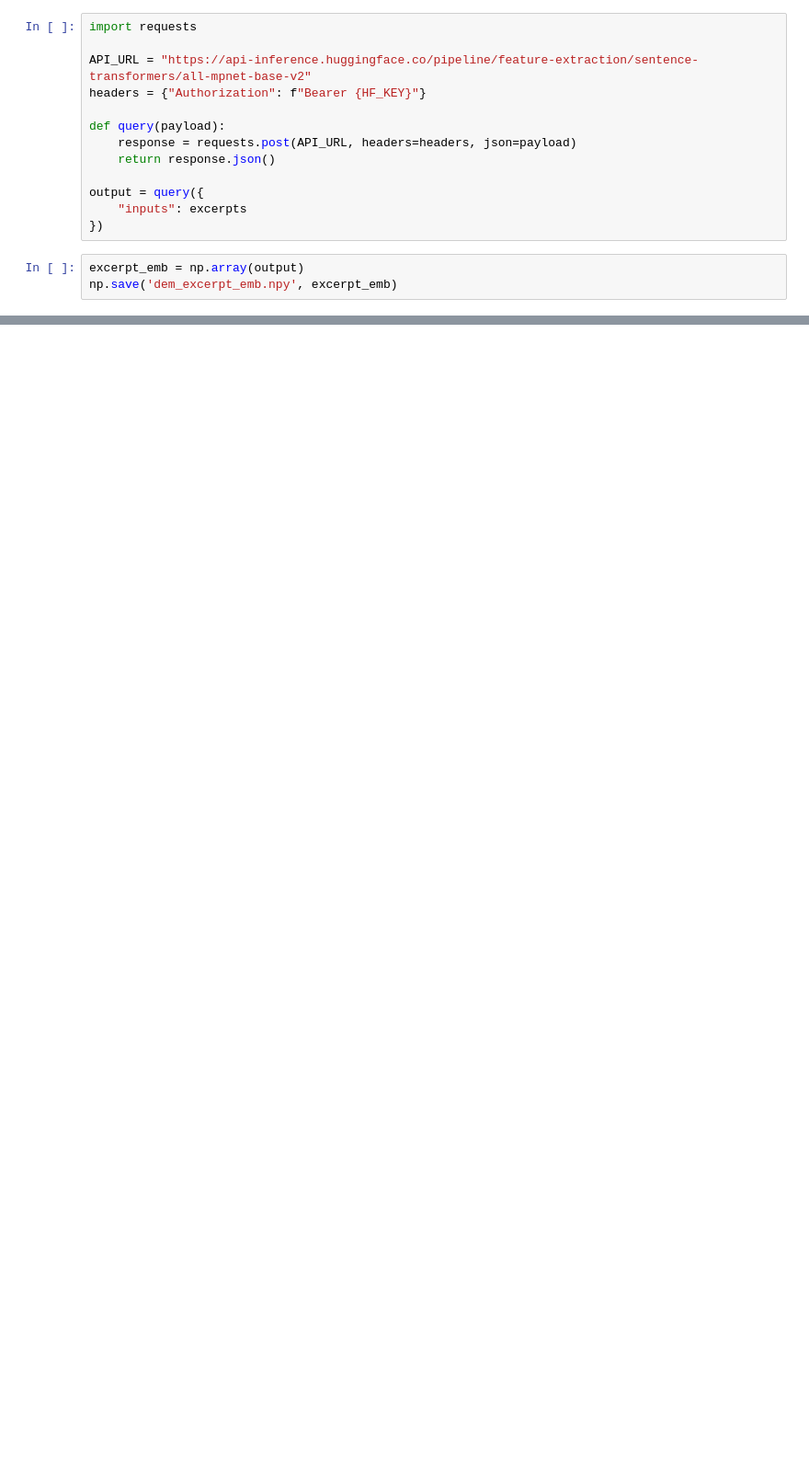
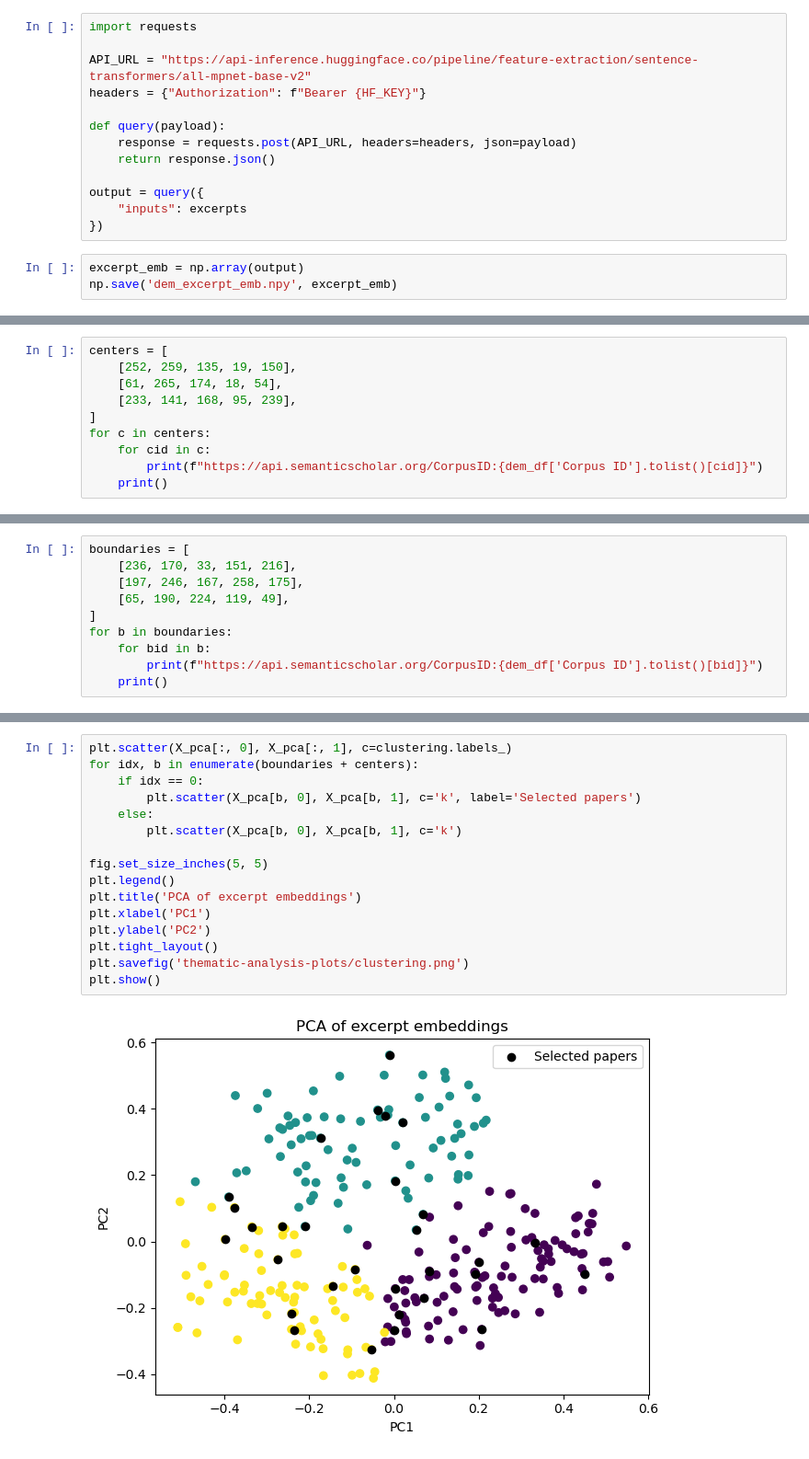
Before and after one commit to ArjunSubramonian/democratization-nlp, a Jupyter notebook: clustering.ipynb, the cells around one changed output, grey strips where cells are left out. Shown: that part at 92% size. Saved outputs shown, nothing was run; the diff lists cells and outputs as text; blank space fills up the shorter version.

```diff
--- a/clustering.ipynb
+++ b/clustering.ipynb
@@ -162,0 +152,10 @@ https://api.semanticscholar.org/CorpusID:246210292
+# %%
+centers = [
+    [252, 259, 135, 19, 150],
+    [61, 265, 174, 18, 54],
+    [233, 141, 168, 95, 239],
+]
+for c in centers:
+    for cid in c:
+        print(f"https://api.semanticscholar.org/CorpusID:{dem_df['Corpus ID'].tolist()[cid]}")
+    print()
@@ -162,0 +180,10 @@ https://api.semanticscholar.org/CorpusID:246210292
+# %%
+boundaries = [
+    [236, 170, 33, 151, 216],
+    [197, 246, 167, 258, 175],
+    [65, 190, 224, 119, 49],
+]
+for b in boundaries:
+    for bid in b:
+        print(f"https://api.semanticscholar.org/CorpusID:{dem_df['Corpus ID'].tolist()[bid]}")
+    print()
@@ -162,0 +208,18 @@ https://api.semanticscholar.org/CorpusID:246210292
+# %%
+plt.scatter(X_pca[:, 0], X_pca[:, 1], c=clustering.labels_)
+for idx, b in enumerate(boundaries + centers):
+    if idx == 0:
+        plt.scatter(X_pca[b, 0], X_pca[b, 1], c='k', label='Selected papers')
+    else:
+        plt.scatter(X_pca[b, 0], X_pca[b, 1], c='k')
+
+fig.set_size_inches(5, 5)
+plt.legend()
+plt.title('PCA of excerpt embeddings')
+plt.xlabel('PC1')
+plt.ylabel('PC2')
+plt.tight_layout()
+plt.savefig('thematic-analysis-plots/clustering.png')
+plt.show()
+# %% [output]
+[figure, added]
```
Also changed, not shown: parts of 8 cells of this notebook, 3 other files.
